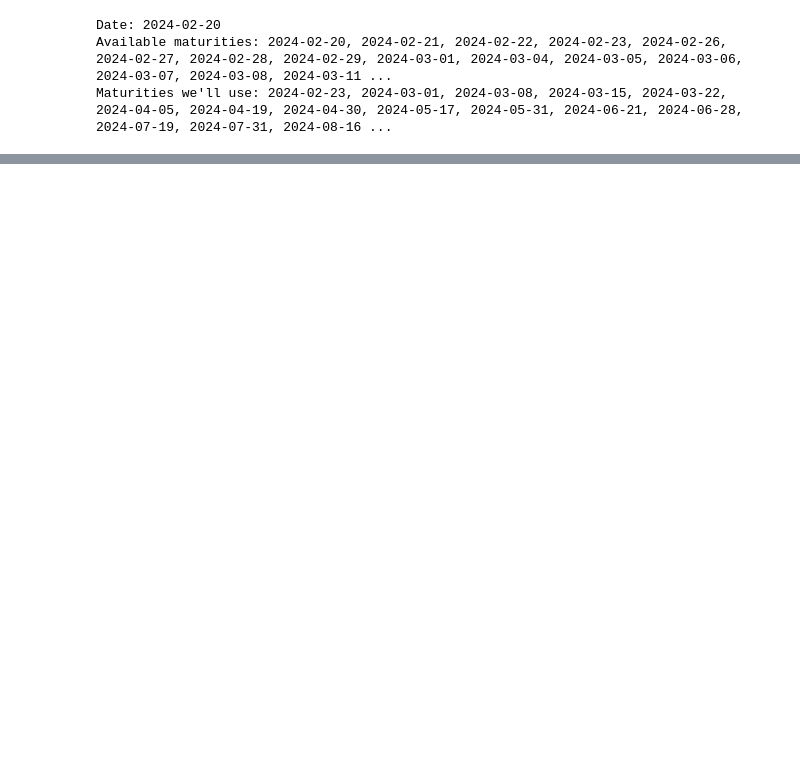
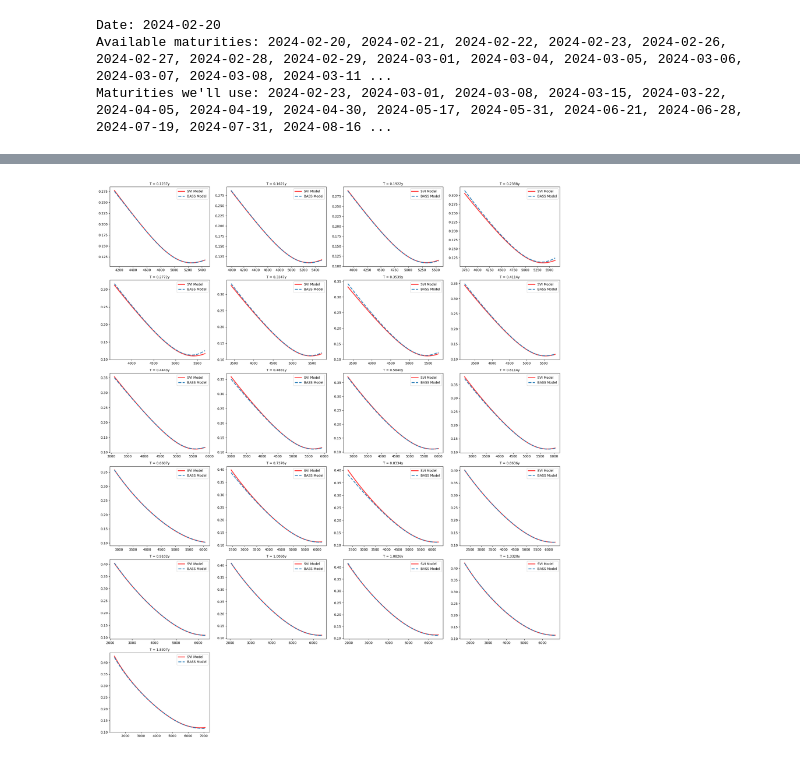
Before and after one commit to alexanderpolyakov-p/lv, a Jupyter notebook: examples/example_svi-spx_bm.ipynb, the cells around one changed output, grey strips where cells are left out. Drawn from its saved outputs; the diff is of its cells as text; code cells hidden in the pictures; blank space fills up the shorter version.

```diff
--- a/examples/example_svi-spx_bm.ipynb
+++ b/examples/example_svi-spx_bm.ipynb
@@ -79,0 +157,9 @@ for i in range(len(T)):
+# %%
+# BASS LOCAL VOLATILITY MODEL CALIBRATION
+filtered_marginals = {t: density for t, density in market_marginals.items() if t >= 0.1237}
+
+S0_bass = 4975.85
+reference_model = BrownianMotion_R(S0_bass, 1)
+bass_model = SVBassLV(S0_bass, reference_model, filtered_marginals)
+
+calibration_results = bass_model.calibrate(tolerance = 0.001, max_iter = 100, N = 10_000, nsigma = 7)
@@ -79,0 +187,48 @@ for i in range(len(T)):
+# %%
+# All maturities starting from 0.1237
+all_maturities = [t for t in T if t >= 0.1237]
+selected_maturities = sorted(all_maturities)
+
+# Create the comparison plot with all maturities
+n_maturities = len(selected_maturities)
+n_cols = 4
+n_rows = int(np.ceil(n_maturities / n_cols))
+
+fig, axes = plt.subplots(n_rows, n_cols, figsize=(20, 4*n_rows))
+axes = axes.flatten() if n_maturities > 1 else [axes]
+
+for i, maturity_time in enumerate(selected_maturities):
+    ax = axes[i]
+
+    # Get market data for this maturity
+    maturity_idx = T.index(maturity_time)
+    x_market = X[maturity_idx]
+    iv_market = IV[maturity_idx]
+    forward_price = F[maturity_idx]
+
+    svi_model = svi_models[maturity_time]
+
+    strike_min = filtered_marginals[maturity_time].qf(0.01)
+    strike_max = filtered_marginals[maturity_time].qf(0.99)
+    n_strikes = 50
+    K_plot = np.linspace(strike_min, strike_max, n_strikes)
+
+    iv_svi = svi_model.implied_vol(S0, maturity_time, K_plot)
+
+    n_paths = 300_000
+    bass_paths = bass_model.simulate_smile(n_paths, maturity_time)
+    iv_bass = mc_iv(S0, maturity_time, K_plot, bass_paths)
+
+    ax.plot(K_plot, iv_svi, 'r-', linewidth=2.5, alpha=0.8, label='SVI Model')
+    ax.plot(K_plot, iv_bass, linestyle='--', linewidth=2.5, alpha=0.9, label='BASS Model')
+    ax.set_title(f'T = {maturity_time:.4f}y', fontsize=10)
+    ax.legend(fontsize=10)
+
+for i in range(n_maturities, len(axes)):
+    axes[i].remove()
+
+
+plt.tight_layout()
+plt.show()
+# %% [output]
+[figure, added]
```
Also changed, not shown: parts of 8 cells of this notebook, 6 other files.
